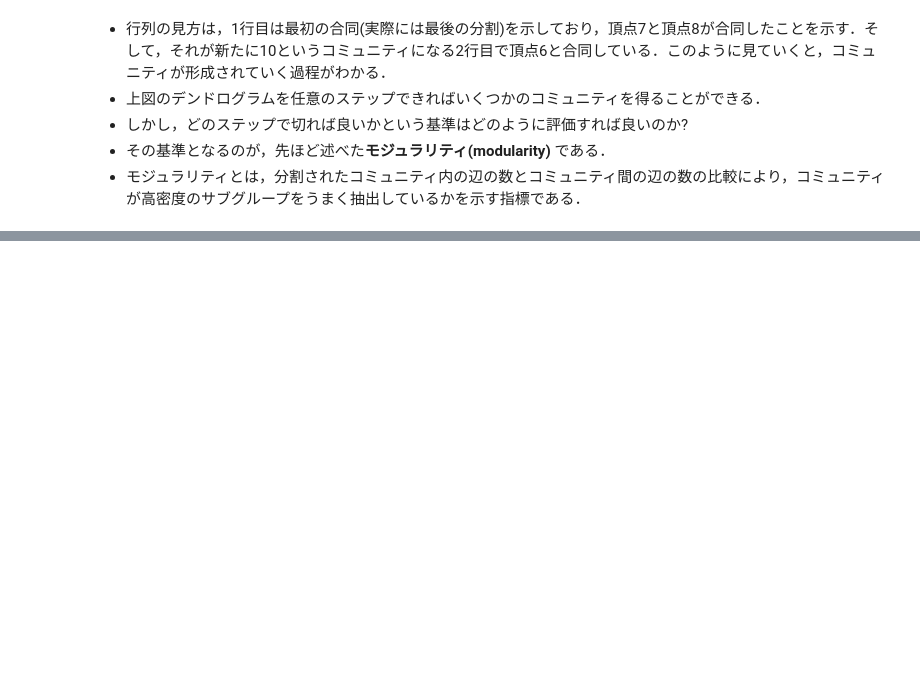
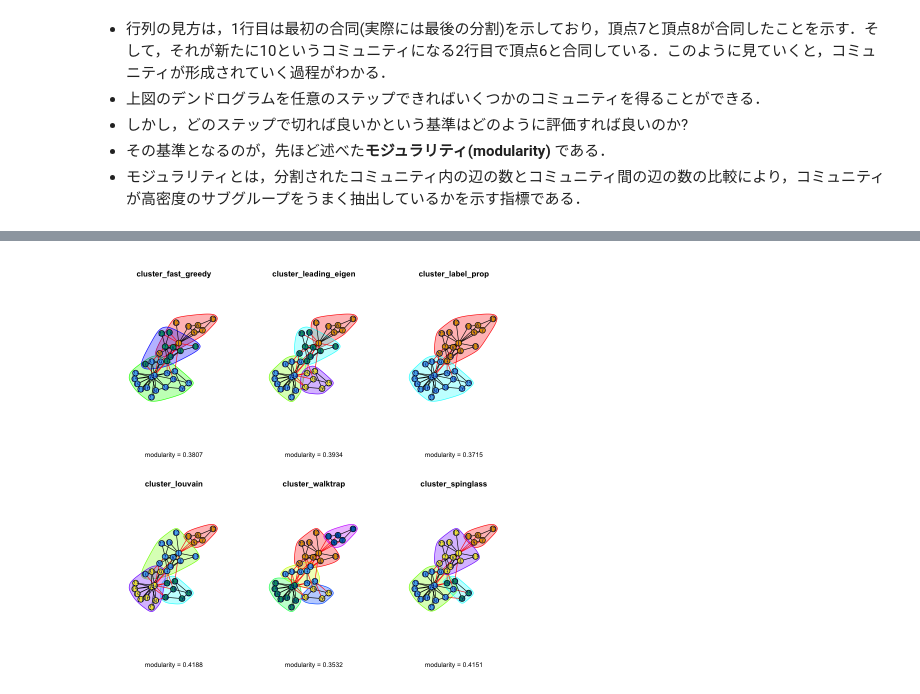
Before and after one commit to Daichi-Hayashi-kyoto/network_analysis, a Jupyter notebook: network_structure_analysis.ipynb, the cells around one changed output, grey strips where cells are left out. Cells and saved outputs as stored; diff of their text form; code cells hidden in the pictures; blank space fills up the shorter version.

```diff
--- a/network_structure_analysis.ipynb
+++ b/network_structure_analysis.ipynb
@@ -311,0 +385,30 @@ plot(as.dendrogram(eb))
+# %%
+karate.fg <- cluster_fast_greedy(karate)
+karate.le <- cluster_leading_eigen(karate)
+karate.lp <- cluster_label_prop(karate)
+karate.ml <- cluster_louvain(karate)
+karate.wt <- cluster_walktrap(karate)
+karate.sg <- cluster_spinglass(karate)
+# %%
+quartz(width = 14, height = 7)
+par(mfrow = c(2,3))
+plot(karate.fg, karate, layout = coord,
+ main = "cluster_fast_greedy",
+ xlab = paste("modularity =", round(modularity(karate.fg), 4)))
+plot(karate.le, karate, layout = coord,
+ main = "cluster_leading_eigen",
+ xlab = paste("modularity =", round(modularity(karate.le), 4)))
+plot(karate.lp, karate, layout = coord,
+ main = "cluster_label_prop",
+ xlab = paste("modularity =", round(modularity(karate.lp), 4)))
+plot(karate.ml, karate, layout = coord,
+ main = "cluster_louvain",
+ xlab = paste("modularity =", round(modularity(karate.ml), 4)))
+plot(karate.wt, karate, layout = coord,
+ main = "cluster_walktrap",
+ xlab = paste("modularity =", round(modularity(karate.wt), 4)))
+plot(karate.sg, karate, layout = coord,
+ main = "cluster_spinglass",
+ xlab = paste("modularity =", round(modularity(karate.sg), 4)))
+# %% [output]
+[figure, added]
```
Also changed, not shown: parts of 23 cells of this notebook, 2 other files.
